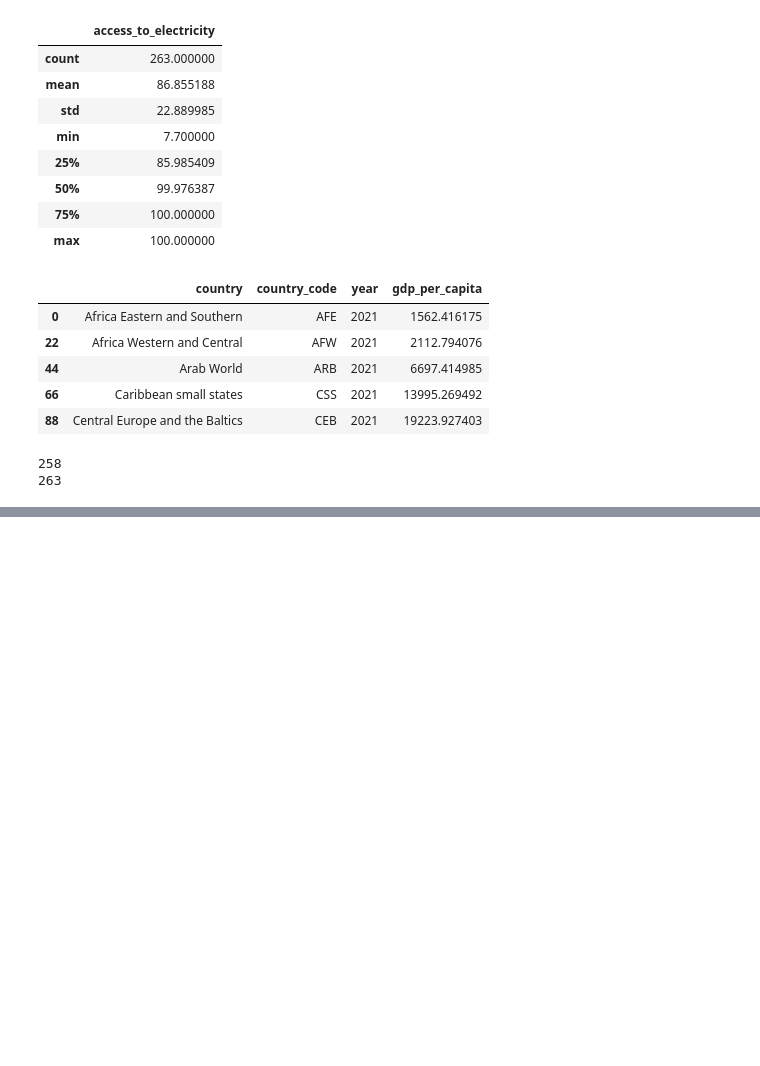
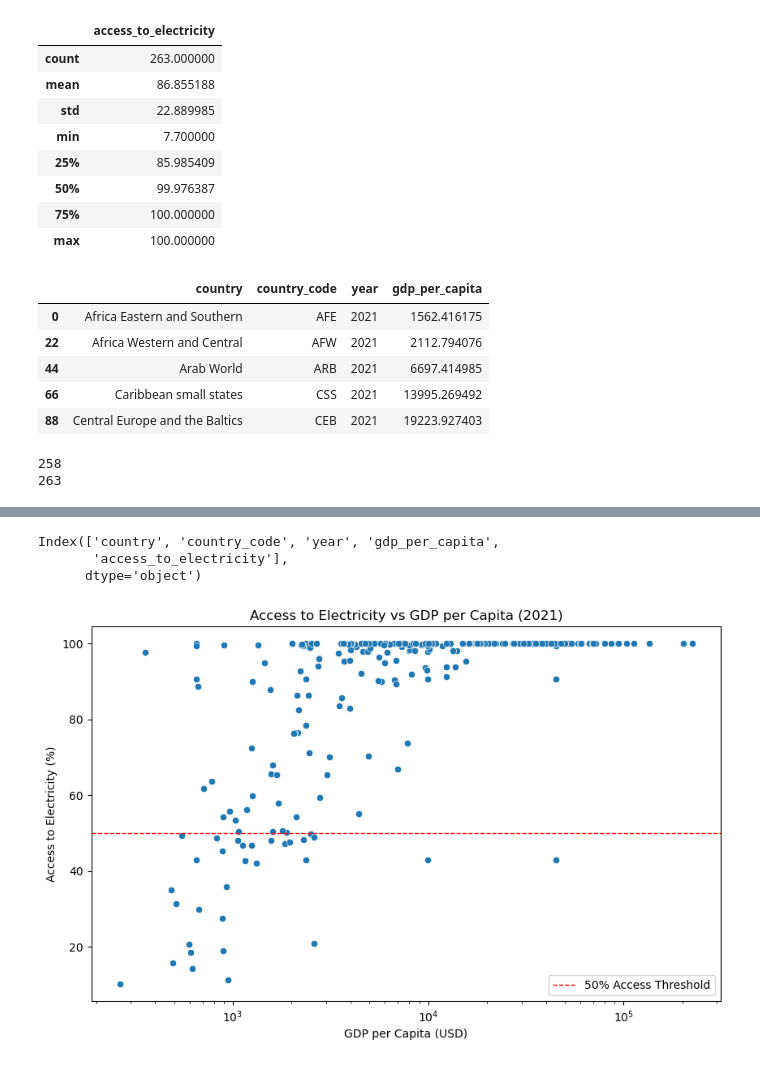
Before and after one commit to Tp12menon/Financial_Inclusion, a Jupyter notebook: financial_inclusion_analysis.ipynb, the cells around one changed output, grey strips where cells are left out. Cells and saved outputs as stored; diff of their text form; code cells hidden in the pictures; blank space fills up the shorter version.

Commit message:
Final Access to Internet with GDP

```diff
--- a/financial_inclusion_analysis.ipynb
+++ b/financial_inclusion_analysis.ipynb
@@ -342,3 +343,9 @@ print(len(df_ate))
 # %% [output]
 258
 263
+# %%
+df_merge_ate2021 = df_gdp_pc2021.merge(df_ate, on='country_code')
+print(df_merge_ate2021.head())
+
+print(df_merge_ate2021.columns)
+print(df_merge_ate2021.shape[0])
@@ -344,0 +370,22 @@ print(len(df_ate))
+# %%
+# Drop value
+
+df_merge_ate2021 = df_merge_ate2021.drop(columns=['country_y', 'year_y'])
+df_merge_ate2021 = df_merge_ate2021.rename(columns={'country_x': 'country', 'year_x': 'year'})
+print(df_merge_ate2021.columns)
+# %% [output]
+Index(['country', 'country_code', 'year', 'gdp_per_capita',
+       'access_to_electricity'],
+      dtype='object')
+# %%
+plt.figure(figsize=(10, 6))
+sns.scatterplot(data=df_merge_ate2021, x='gdp_per_capita', y='access_to_electricity')
+plt.title('Access to Electricity vs GDP per Capita (2021)')
+plt.xlabel('GDP per Capita (USD)')
+plt.ylabel('Access to Electricity (%)')
+plt.xscale('log')
+plt.axhline(50, color='red', linestyle='dashed', linewidth=1, label='50% Access Threshold')
+plt.legend()
+plt.show()
+# %% [output]
+[figure, added]
```
Also changed, not shown: parts of 2 cells of this notebook.
